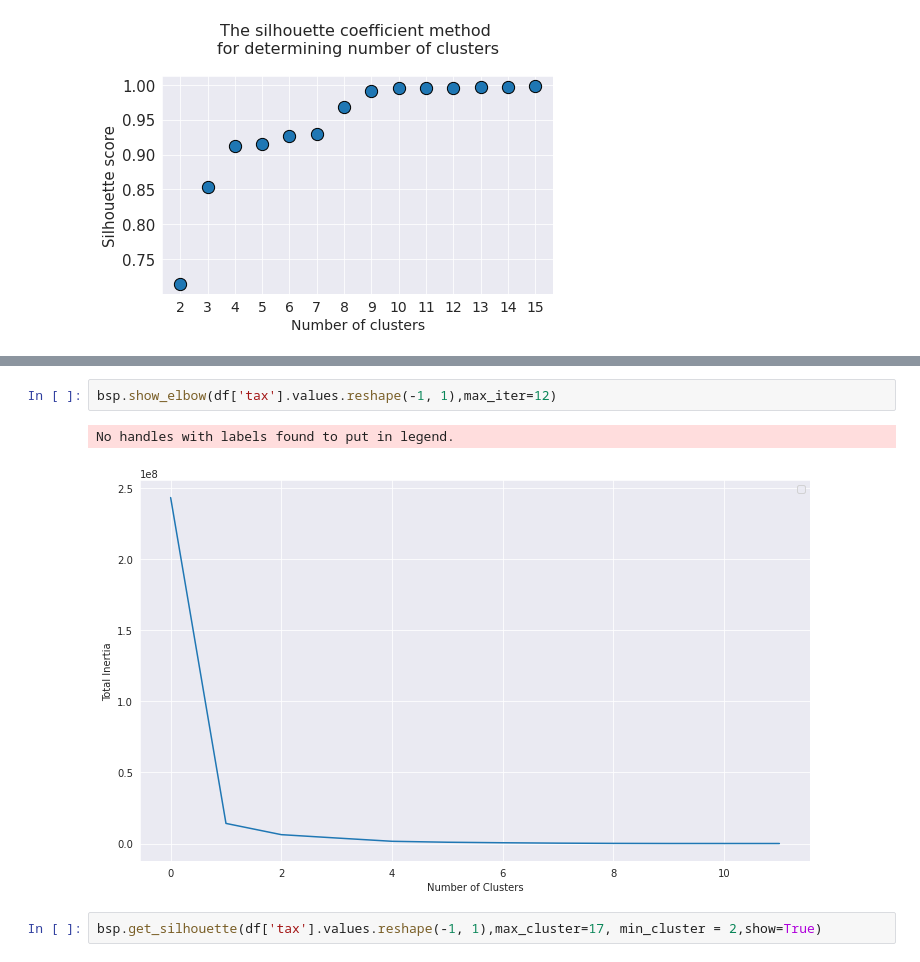
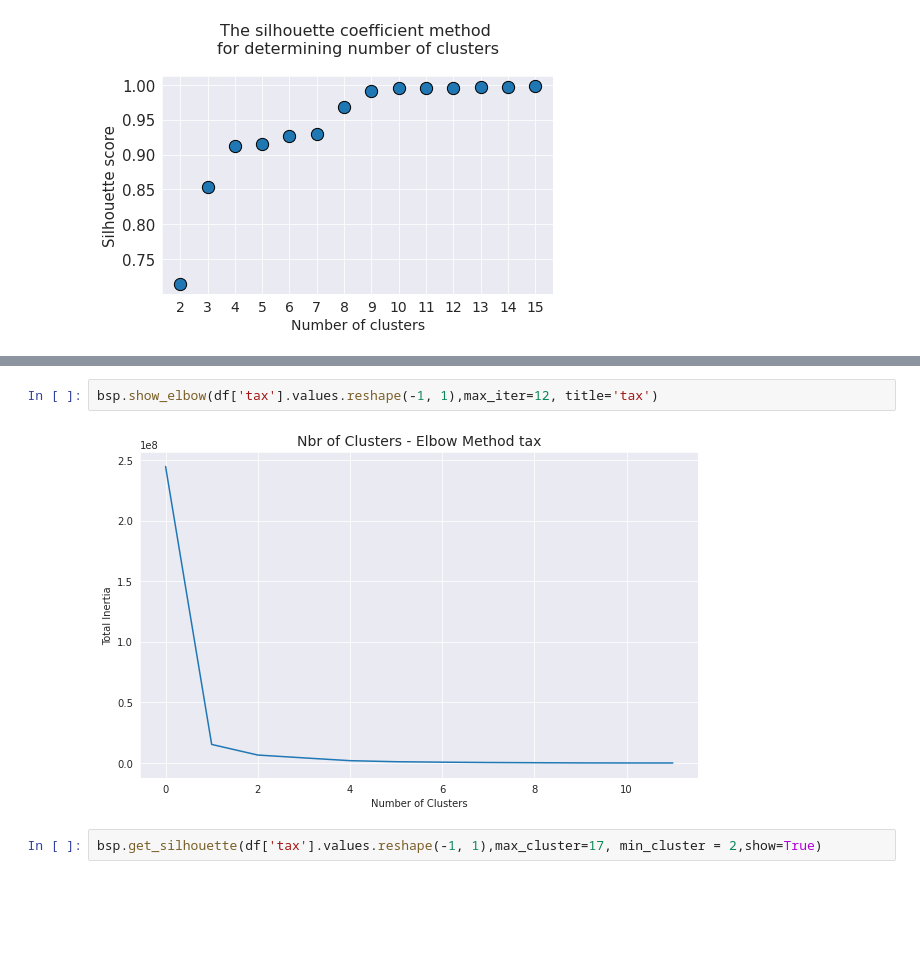
Before and after one commit to bortch/secondhandcar, a Jupyter notebook: light_preprocessing_all_data_train_set.ipynb, the cells around one changed output, grey strips where cells are left out. Saved outputs shown, nothing was run; the diff lists cells and outputs as text; blank space fills up the shorter version.

```diff
--- a/light_preprocessing_all_data_train_set.ipynb
+++ b/light_preprocessing_all_data_train_set.ipynb
@@ -278,8 +289,7 @@ Silhouette score for 15 cluster(s): 0.9982
 # %%
-bsp.show_elbow(df['tax'].values.reshape(-1, 1),max_iter=12)
+bsp.show_elbow(df['tax'].values.reshape(-1, 1),max_iter=12, title='tax')
 # %% [output]
-No handles with labels found to put in legend.
-[figure, old version]
+[figure, new version]
 # %%
 bsp.get_silhouette(df['tax'].values.reshape(-1, 1),max_cluster=17, min_cluster = 2,show=True)
 # %% [output]
```
Also changed, not shown: parts of 27 cells of this notebook, 2 other files.
